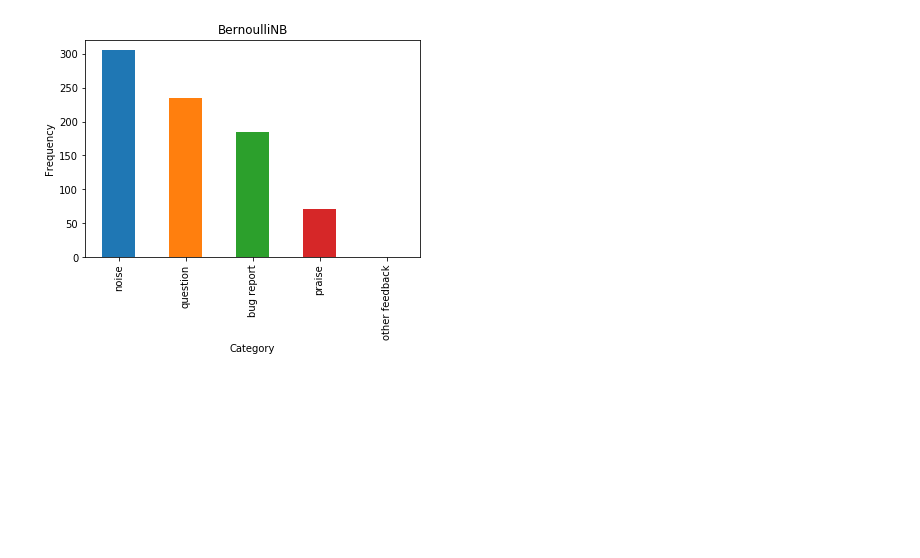
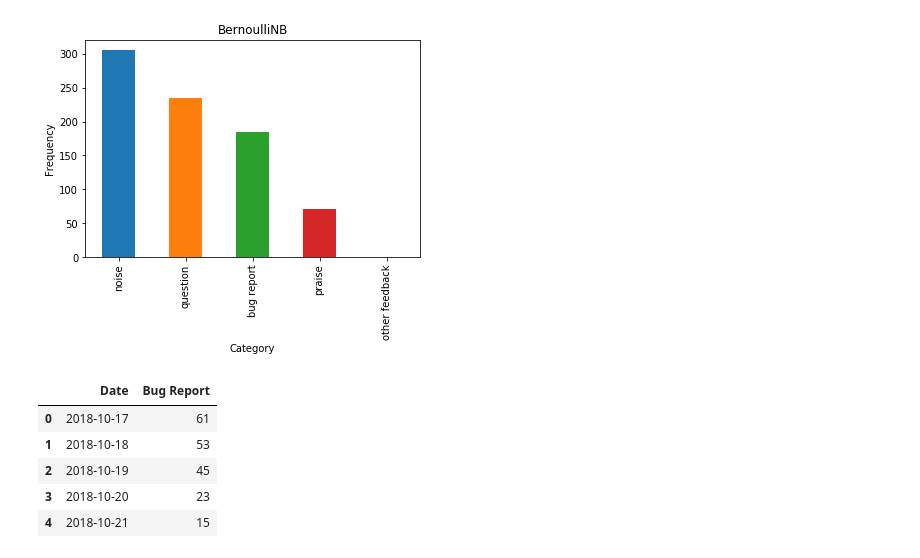
Before and after one commit to BethKateWalsh/classifier-twitter, a Jupyter notebook: Report.ipynb, the cells around one changed output. Saved outputs shown, nothing was run; the diff lists cells and outputs as text; code cells hidden in the pictures; blank space fills up the shorter version.

Commit message:
Report Progressed

```diff
--- a/Report.ipynb
+++ b/Report.ipynb
@@ -108,3 +111,38 @@ my_plot.set_ylabel("Frequency")
 # %% [output]
 Text(0,0.5,'Frequency')
 [figure]
+# %%
+frequency_over_time = data[['created_at_status','multinomialnb_label']]
+frequency_over_time = frequency_over_time.rename(columns={'created_at_status': 'Date'})
+frequency_over_time = frequency_over_time.copy()
+frequency_over_time['Date'] = pd.to_datetime(frequency_over_time['Date'],format='%Y-%m-%d %H:%M:%S').apply(lambda x: x.date())
+# frequency_over_time = frequency_over_time.set_index('created_at_status')
+multinomialnb_count = frequency_over_time['multinomialnb_label'].value_counts()
+
+# Multinominal Frequency
+bug_report_frequency = (frequency_over_time.loc[frequency_over_time['multinomialnb_label'] == "bug report"]).groupby('Date').count()
+bug_report_frequency = bug_report_frequency.rename(columns={'multinomialnb_label': 'Bug Report'})
+bug_report_frequency = bug_report_frequency.reset_index()
+question_frequency = (frequency_over_time.loc[frequency_over_time['multinomialnb_label'] == "question"]).groupby('Date').count()
+question_frequency = question_frequency.rename(columns={'multinomialnb_label': 'Bug Report'})
+question_frequency = question_frequency.reset_index()
+
+# praise_frequency = (frequency_over_time.loc[frequency_over_time['multinomialnb_label'] == "praise"]).groupby('Date').count()
+# noise_frequency = (frequency_over_time.loc[frequency_over_time['multinomialnb_label'] == "noise"]).groupby('Date').count()
+# other_feedback_frequency = (frequency_over_time.loc[frequency_over_time['multinomialnb_label'] == "other feedback"]).groupby('Date').count()
+
+# df_new = pd.concat([bug_report_frequency, question_frequency])
+bug_report_frequency.head()
+
+# bug_report_frequency.plot(x_compat=True)
+# plt.gca().xaxis.set_major_locator(dates.DayLocator())
+# plt.gca().xaxis.set_major_formatter(dates.DateFormatter('%d\n\n%a'))
+# plt.gcf().autofmt_xdate(rotation=0, ha="center")
+# plt.show()
+# %% [output]
+|  | Date | Bug Report |
+| 0 | 2018-10-17 | 61 |
+| 1 | 2018-10-18 | 53 |
+| 2 | 2018-10-19 | 45 |
+| 3 | 2018-10-20 | 23 |
+| 4 | 2018-10-21 | 15 |
```
Also changed, not shown: parts of 1 cell of this notebook.
